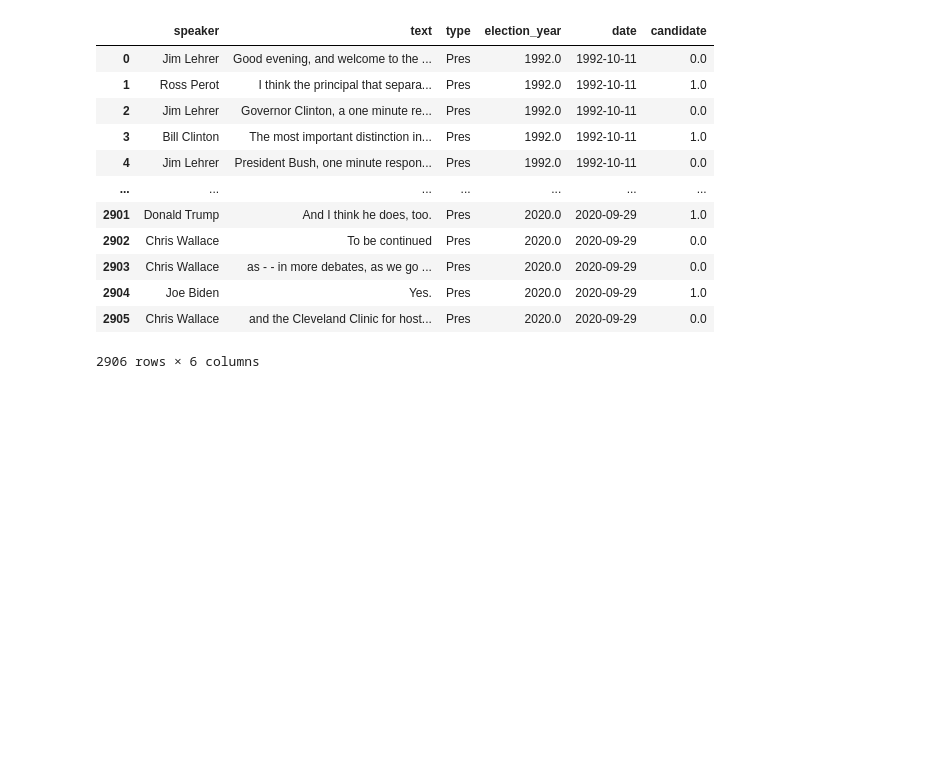
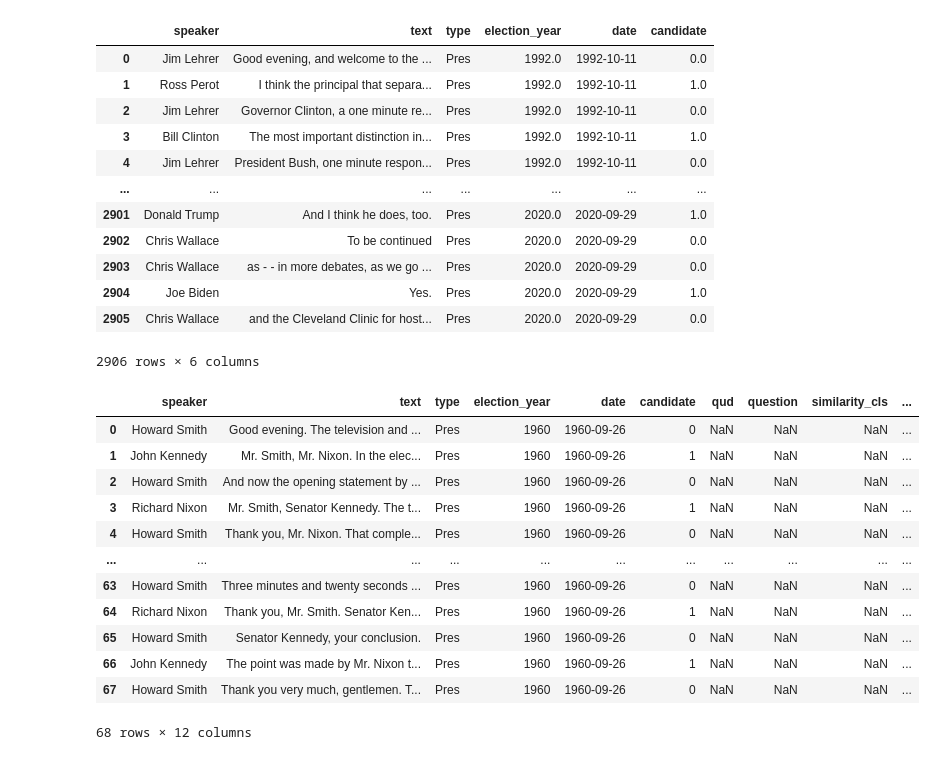
Before and after one commit to ngruenefeld/qud-for-us-presidential-debates, a Jupyter notebook: us_debates_dataset.ipynb, the cells around one changed output. Saved outputs shown, nothing was run; the diff lists cells and outputs as text; code cells hidden in the pictures; blank space fills up the shorter version.

```diff
--- a/us_debates_dataset.ipynb
+++ b/us_debates_dataset.ipynb
@@ -102,3 +109,15 @@ pd.read_csv("data/first_debates.csv")
 for year in years:
     date = df[df["election_year"] == year]["date"].values[0]
     df[df["election_year"] == year].to_csv(f"data/by_date/{date}.csv", index=False)
+# %%
+data_base_dir = "data/by_date"
+
+dates = []
+dfs = {}
+for fpath in glob.glob(data_base_dir + "/*"):
+    df = pd.read_csv(fpath)
+    date = df["date"].iloc[0]
+    dfs[date] = df
+    dates.append(date)
+
+dates.sort()
@@ -104,0 +181,18 @@ for year in years:
+# %%
+i = 0
+# %%
+dfs[dates[i]]
+# %% [output]
+|  | speaker | text | type | election_year | date | candidate | qud | question | similarity_cls | ... |
+| 0 | Howard Smith | Good evening. The television and ... | Pres | 1960 | 1960-09-26 | 0 | NaN | NaN | NaN | ... |
+| 1 | John Kennedy | Mr. Smith, Mr. Nixon. In the elec... | Pres | 1960 | 1960-09-26 | 1 | NaN | NaN | NaN | ... |
+| 2 | Howard Smith | And now the opening statement by ... | Pres | 1960 | 1960-09-26 | 0 | NaN | NaN | NaN | ... |
+| 3 | Richard Nixon | Mr. Smith, Senator Kennedy. The t... | Pres | 1960 | 1960-09-26 | 1 | NaN | NaN | NaN | ... |
+| 4 | Howard Smith | Thank you, Mr. Nixon. That comple... | Pres | 1960 | 1960-09-26 | 0 | NaN | NaN | NaN | ... |
+| ... | ... | ... | ... | ... | ... | ... | ... | ... | ... | ... |
+| 63 | Howard Smith | Three minutes and twenty seconds ... | Pres | 1960 | 1960-09-26 | 0 | NaN | NaN | NaN | ... |
+| 64 | Richard Nixon | Thank you, Mr. Smith. Senator Ken... | Pres | 1960 | 1960-09-26 | 1 | NaN | NaN | NaN | ... |
+| 65 | Howard Smith | Senator Kennedy, your conclusion. | Pres | 1960 | 1960-09-26 | 0 | NaN | NaN | NaN | ... |
+| 66 | John Kennedy | The point was made by Mr. Nixon t... | Pres | 1960 | 1960-09-26 | 1 | NaN | NaN | NaN | ... |
+| 67 | Howard Smith | Thank you very much, gentlemen. T... | Pres | 1960 | 1960-09-26 | 0 | NaN | NaN | NaN | ... |
+68 rows × 12 columns
```
Also changed, not shown: parts of 5 cells of this notebook, 27 other files.
